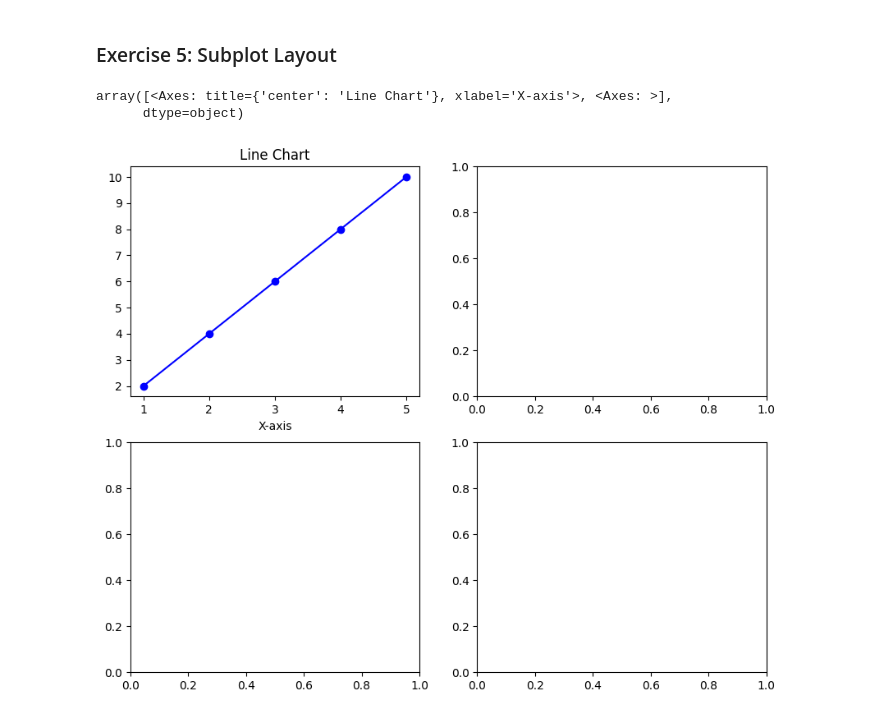
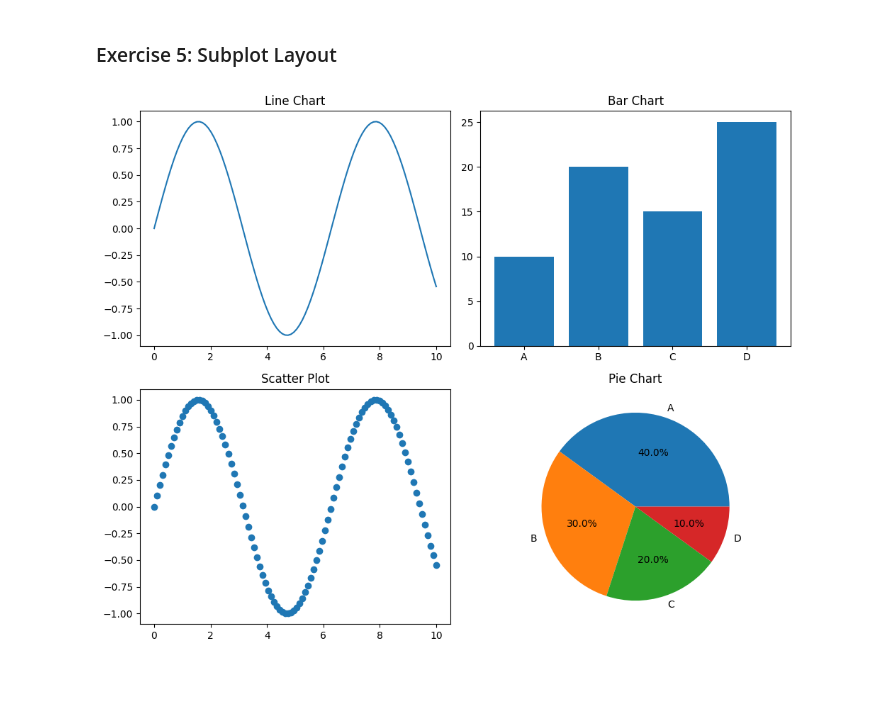
Before and after one commit to Nishanth6353/python-jupyter-template, a Jupyter notebook: src/5-subplot.ipynb, the cells around one changed output. Drawn from its saved outputs; the diff is of its cells as text; code cells hidden in the pictures; blank space fills up the shorter version.

```diff
--- a/src/5-subplot.ipynb
+++ b/src/5-subplot.ipynb
@@ -5,22 +5,36 @@
 # Plot a line chart in the first subplot, a bar chart in the second, a scatter plot in the third, and a pie chart in the fourth.
 # %%
 import matplotlib.pyplot as plt
+import numpy as np
 
-# Data for plots
-x = [1, 2, 3, 4, 5]
-y = [2, 4, 6, 8, 10]
-categories = ['A', 'B', 'C', 'D']
-values = [10, 20, 30, 40]
+# Create data for the plots
+x = np.linspace(0, 10, 100)
+y = np.sin(x)
+bar_data = [10, 20, 15, 25]
+labels = ['A', 'B', 'C', 'D']
+sizes = [40, 30, 20, 10]
 
 # Create a 2x2 subplot layout
 fig, axs = plt.subplots(2, 2, figsize=(10, 8))
 
-# Line chart
-axs[0, 0].plot(x, y, marker='o', color='blue', label='Line Plot')
+# First subplot - Line chart
+axs[0, 0].plot(x, y)
 axs[0, 0].set_title('Line Chart')
-axs[0, 0].set_xlabel('X-axis')
-axs[0]
+
+# Second subplot - Bar chart
+axs[0, 1].bar(labels, bar_data)
+axs[0, 1].set_title('Bar Chart')
+
+# Third subplot - Scatter plot
+axs[1, 0].scatter(x, y)
+axs[1, 0].set_title('Scatter Plot')
+
+# Fourth subplot - Pie chart
+axs[1, 1].pie(sizes, labels=labels, autopct='%1.1f%%')
+axs[1, 1].set_title('Pie Chart')
+
+# Adjust layout
+plt.tight_layout()
+plt.show()
 # %% [output]
-array([<Axes: title={'center': 'Line Chart'}, xlabel='X-axis'>, <Axes: >],
-      dtype=object)
-[figure, old version]
+[figure, new version]
```
